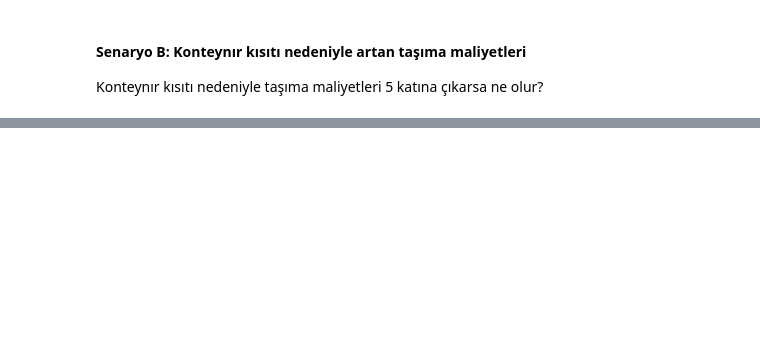
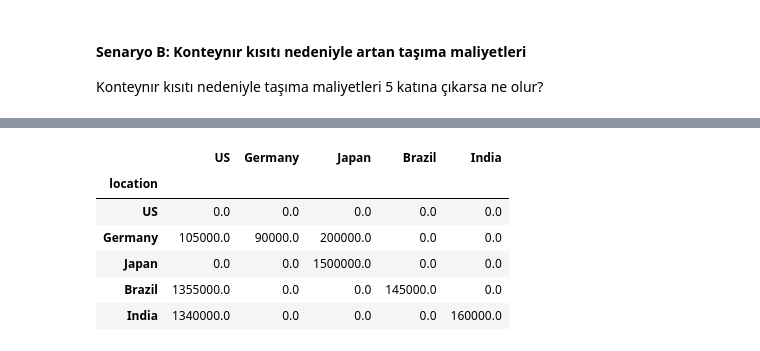
Before and after one commit to nsydn/isu_kis_okulu, a Jupyter notebook: supply_network.ipynb, the cells around one changed output, grey strips where cells are left out. Saved outputs shown, nothing was run; the diff lists cells and outputs as text; code cells hidden in the pictures; blank space fills up the shorter version.

```diff
--- a/supply_network.ipynb
+++ b/supply_network.ipynb
@@ -104,0 +179,14 @@ Konteynır kısıtı nedeniyle taşıma maliyetleri 5 katına çıkarsa ne olur?
+# %%
+transfers = freight_costs
+for i in locations:
+  for j in locations:
+    transfers.loc[i,j] = x[i,j].varValue
+transfers
+# %% [output]
+|  | US | Germany | Japan | Brazil | India |
+| location |  |  |  |  |  |
+| US | 0.0 | 0.0 | 0.0 | 0.0 | 0.0 |
+| Germany | 105000.0 | 90000.0 | 200000.0 | 0.0 | 0.0 |
+| Japan | 0.0 | 0.0 | 1500000.0 | 0.0 | 0.0 |
+| Brazil | 1355000.0 | 0.0 | 0.0 | 145000.0 | 0.0 |
+| India | 1340000.0 | 0.0 | 0.0 | 0.0 | 160000.0 |
```
Also changed, not shown: parts of 22 cells of this notebook.
